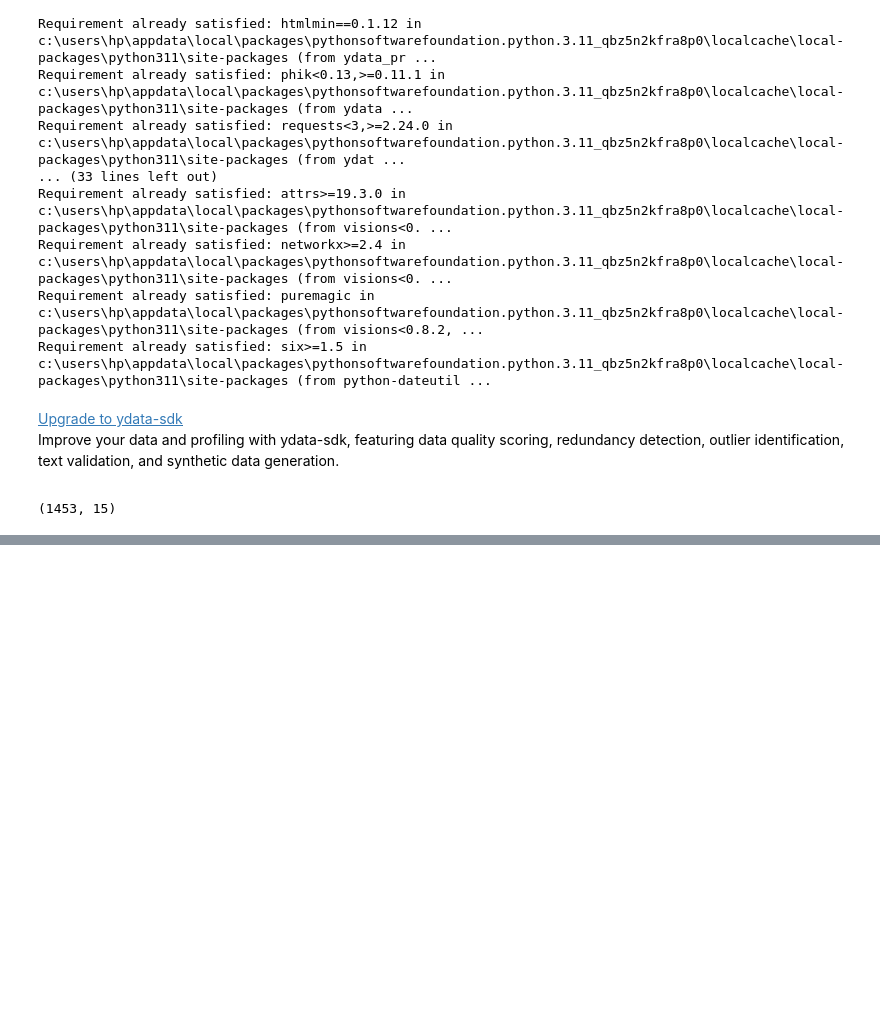
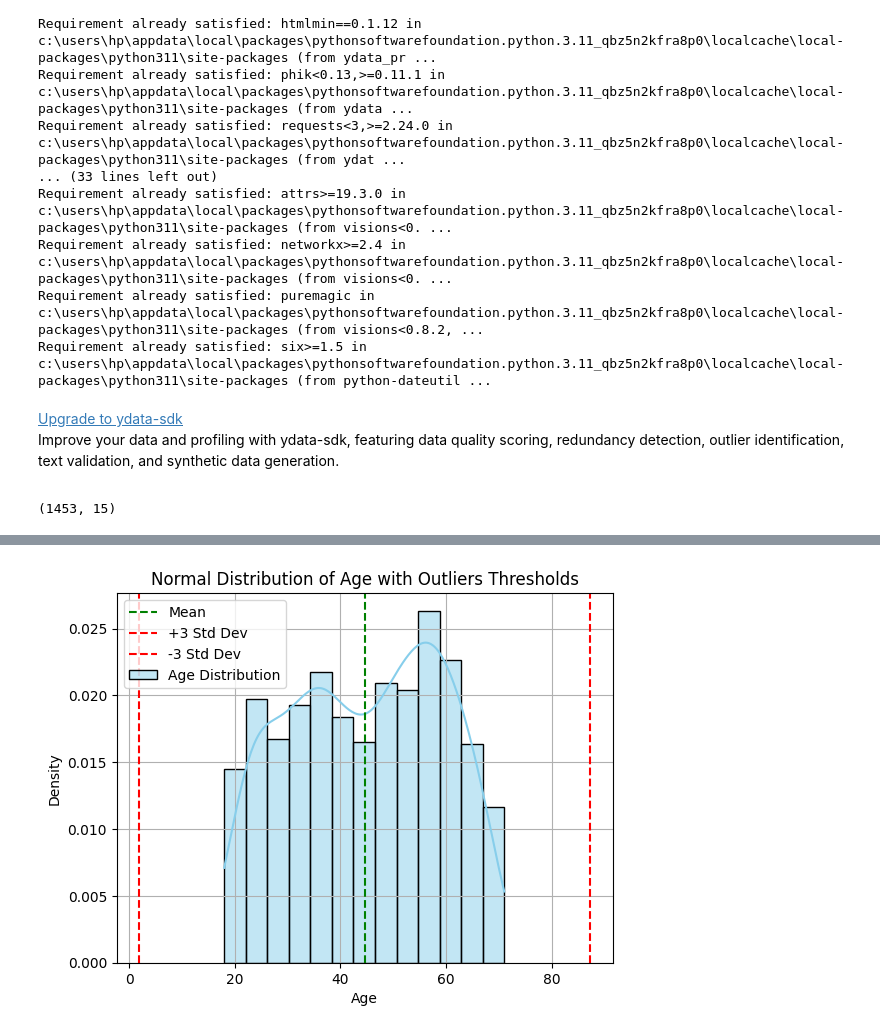
Before and after one commit to amankumarchy5423/McDonalds-Case-Study, a Jupyter notebook: Source-code.ipynb, the cells around one changed output, grey strips where cells are left out. Cells and saved outputs as stored; diff of their text form; code cells hidden in the pictures; blank space fills up the shorter version.

```diff
--- a/Source-code.ipynb
+++ b/Source-code.ipynb
@@ -42,0 +130,23 @@ df.shape
+# %%
+#Outlier Detection using the Z-score Formula
+
+# Thresholds for outliers (Z-score method)
+upper_thresold = df['Age'].mean() + 3 * df['Age'].std()
+lower_thresold = df['Age'].mean() - 3 * df['Age'].std()
+
+# Plotting the normal distribution
+sns.histplot(df['Age'], kde=True, stat="density", color='skyblue', label="Age Distribution")
+
+# Plotting mean and threshold lines
+plt.axvline(df['Age'].mean(), color='green', linestyle='--', label='Mean')
+plt.axvline(upper_thresold, color='red', linestyle='--', label='+3 Std Dev')
+plt.axvline(lower_thresold, color='red', linestyle='--', label='-3 Std Dev')
+
+plt.title('Normal Distribution of Age with Outliers Thresholds')
+plt.xlabel('Age')
+plt.ylabel('Density')
+plt.legend()
+plt.grid(True)
+plt.show()
+# %% [output]
+[figure, added]
```
Also changed, not shown: parts of 22 cells of this notebook, 2 other files.
